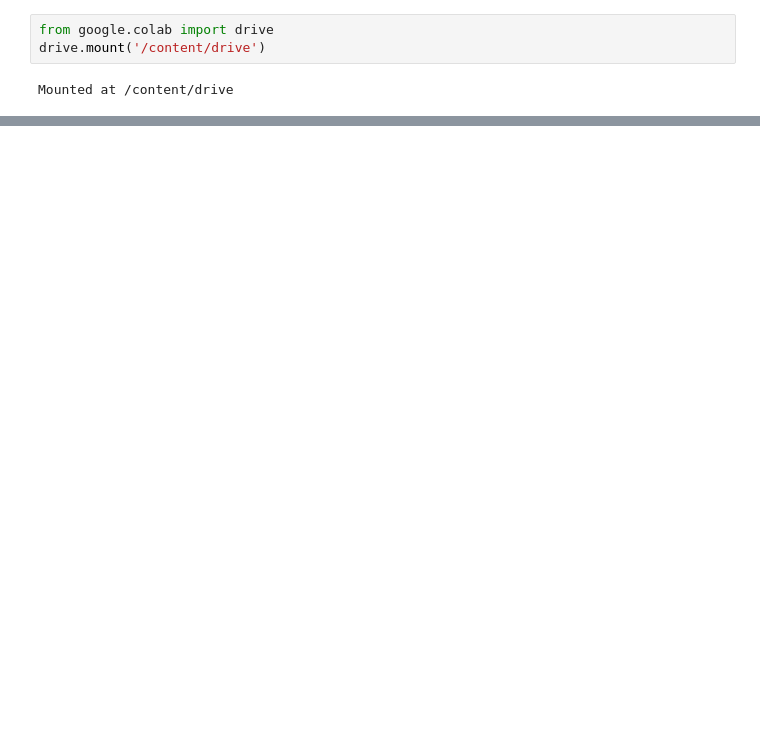
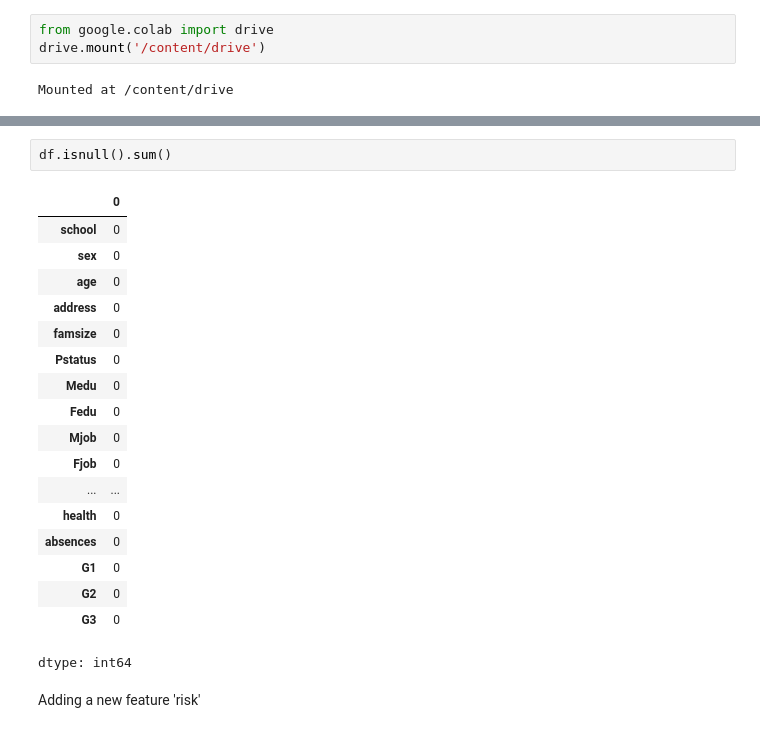
Before and after one commit to theHoodguy4587/Sri-Lanka-Student-Risk-Prediction, a Jupyter notebook: Sri_Lanka_Student_Risk_Prediction.ipynb, the cells around one changed output, grey strips where cells are left out. Drawn from its saved outputs; the diff is of its cells as text; blank space fills up the shorter version.

```diff
--- a/Sri_Lanka_Student_Risk_Prediction.ipynb
+++ b/Sri_Lanka_Student_Risk_Prediction.ipynb
@@ -23,3 +23,26 @@ Saving student-mat.csv to student-mat (1).csv
 | 3 | GP | F | 15 | U | GT3 | T | 4 | 2 | health | services | ... | ... |
 | 4 | GP | F | 16 | U | GT3 | T | 3 | 3 | other | other | ... | ... |
 5 rows × 33 columns
+# %%
+df.isnull().sum()
+# %% [output]
+|  | 0 |
+| school | 0 |
+| sex | 0 |
+| age | 0 |
+| address | 0 |
+| famsize | 0 |
+| Pstatus | 0 |
+| Medu | 0 |
+| Fedu | 0 |
+| Mjob | 0 |
+| Fjob | 0 |
+| ... | ... |
+| health | 0 |
+| absences | 0 |
+| G1 | 0 |
+| G2 | 0 |
+| G3 | 0 |
+dtype: int64
+# %% [markdown]
+Adding a new feature 'risk'
```
Also changed, not shown: parts of 16 cells of this notebook.
